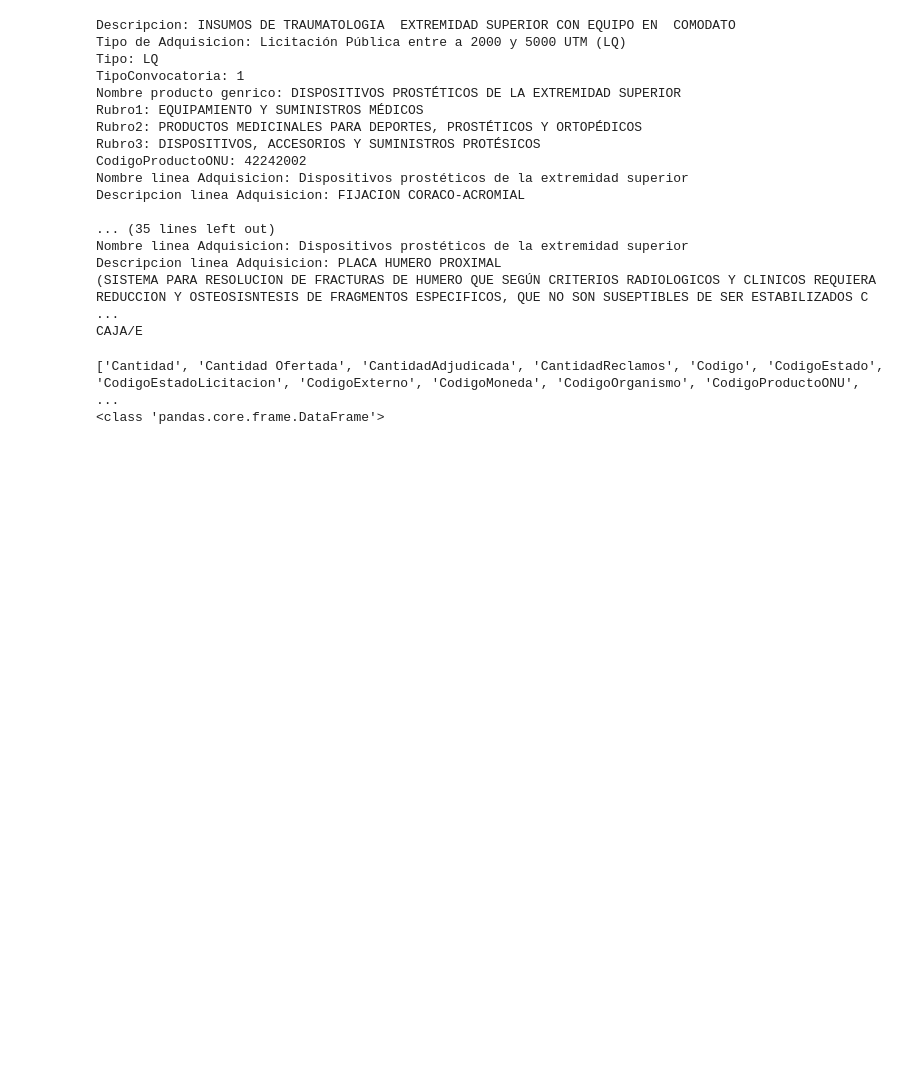
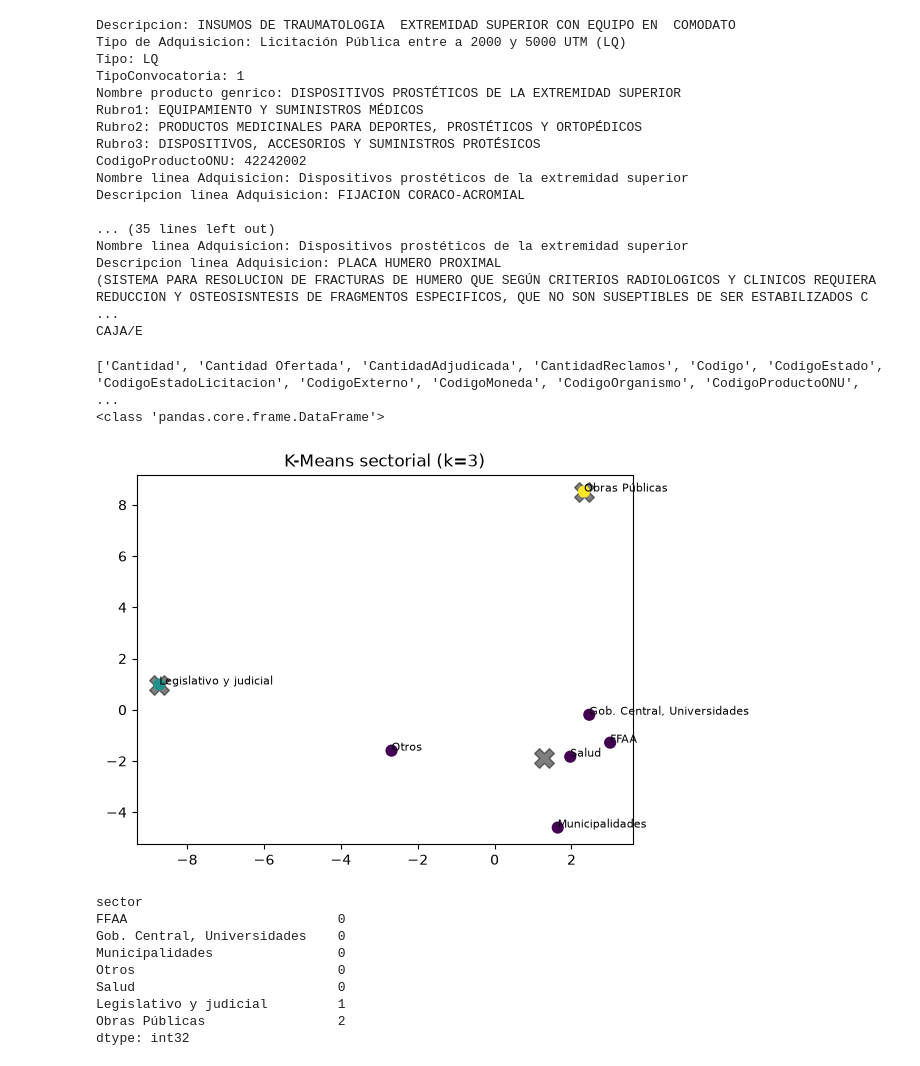
Before and after one commit to josegdotcom/Proyecto-mine_datos, a Jupyter notebook: visualizar.ipynb, the cells around one changed output. Drawn from its saved outputs; the diff is of its cells as text; code cells hidden in the pictures; blank space fills up the shorter version.

Commit message:
kmeans

```diff
--- a/visualizar.ipynb
+++ b/visualizar.ipynb
@@ -75,3 +67,39 @@ print(type(df))
 # %% [output]
 ['Cantidad', 'Cantidad Ofertada', 'CantidadAdjudicada', 'CantidadReclamos', 'Codigo', 'CodigoEstado', 'CodigoEstadoLicitacion', 'CodigoExterno', 'CodigoMoneda', 'CodigoOrganismo', 'CodigoProductoONU', ...
 <class 'pandas.core.frame.DataFrame'>
+# %%
+import pandas as pd
+import matplotlib.pyplot as plt
+from sklearn.cluster import KMeans
+from sklearn.decomposition import PCA
+from sklearn.preprocessing import StandardScaler
+k = 3
+df = pd.read_csv("data/serie_tiempo_limpia.csv")
+df = df[df["sector"] != "SINDATO"]
+P = df.pivot(index="Semana", columns="sector", values="Volumen_Licitaciones")
+X = StandardScaler().fit_transform(P).T
+km = KMeans(n_clusters=k, n_init=10, random_state=42)
+labels = km.fit_predict(X)
+pca = PCA(n_components=2)
+X2 = pca.fit_transform(X)
+C2 = pca.transform(km.cluster_centers_)
+
+plt.scatter(C2[:, 0], C2[:, 1], marker='X', s=200, c='black', alpha=0.5)
+plt.scatter(X2[:, 0], X2[:, 1], s=60, c=labels)
+for nombre, (x, y) in zip(P.columns, X2):
+    plt.annotate(nombre, (x, y), fontsize=8)
+plt.title(f"K-Means sectorial (k={k})")
+plt.show()
+
+print(pd.Series(labels, index=P.columns).sort_values())
+# %% [output]
+[figure, added]
+sector
+FFAA                           0
+Gob. Central, Universidades    0
+Municipalidades                0
+Otros                          0
+Salud                          0
+Legislativo y judicial         1
+Obras Públicas                 2
+dtype: int32
```
Also changed, not shown: parts of 2 cells of this notebook.
